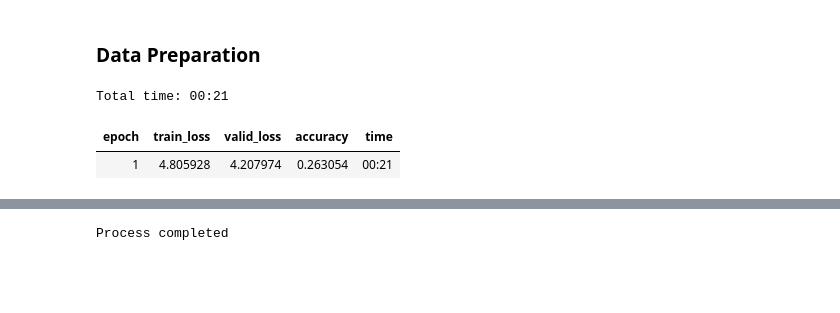
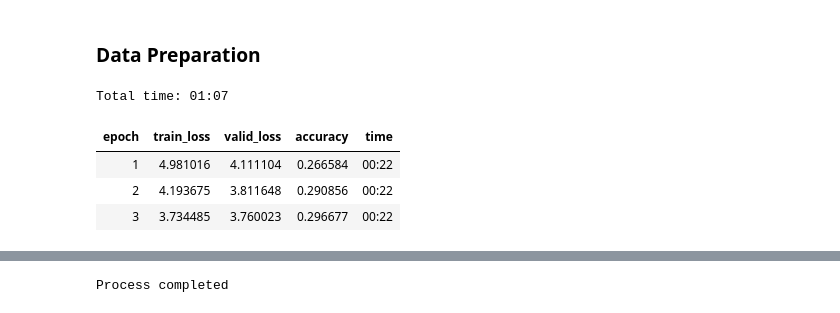
Before and after one commit to navneetkrc/Deep-Learning-Experiments-implemented-using-Google-Colab, a Jupyter notebook: ULMFiT_fastai_Text_Classification.ipynb, the cells around one changed output, grey strips where cells are left out. Saved outputs shown, nothing was run; the diff lists cells and outputs as text; code cells hidden in the pictures; blank space fills up the shorter version.

```diff
--- a/ULMFiT_fastai_Text_Classification.ipynb
+++ b/ULMFiT_fastai_Text_Classification.ipynb
@@ -87,10 +87,12 @@ data_clas = TextClasDataBunch.from_df(path = "", train_df = df_trn, valid_df = d
 learn = language_model_learner(data_lm, arch=AWD_LSTM, drop_mult=0.3)
 # %%
 # train the learner object
-learn.fit_one_cycle(1, 1e-2)
+learn.fit_one_cycle(5, 1e-2)
 # %% [output]
-Total time: 00:21
+Total time: 01:07
 | epoch | train_loss | valid_loss | accuracy | time |
-| 1 | 4.805928 | 4.207974 | 0.263054 | 00:21 |
+| 1 | 4.981016 | 4.111104 | 0.266584 | 00:22 |
+| 2 | 4.193675 | 3.811648 | 0.290856 | 00:22 |
+| 3 | 3.734485 | 3.760023 | 0.296677 | 00:22 |
 # %%
 learn.lr_find()
```
Also changed, not shown: parts of 7 cells of this notebook.
